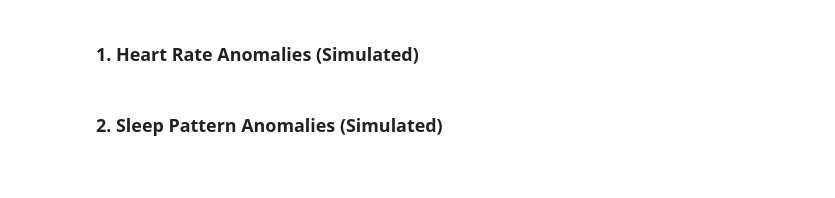
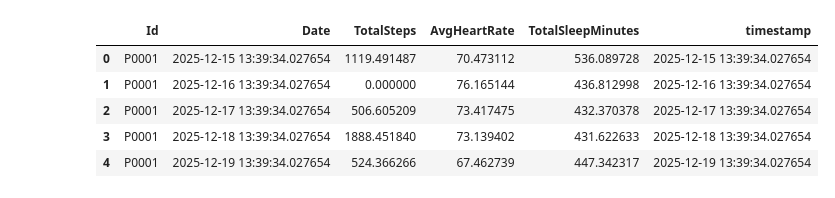
Before and after one commit to ayush4604/FitPulse-Health-Anomaly-Detection-from-Fitness-Devices, a Jupyter notebook: Milestone 3/anomaly_detection.ipynb, the cells around one changed output. Cells and saved outputs as stored; diff of their text form; code cells hidden in the pictures; blank space fills up the shorter version.

```diff
--- a/Milestone 3/anomaly_detection.ipynb
+++ b/Milestone 3/anomaly_detection.ipynb
@@ -41,2 +9,0 @@ dates = [start_date + timedelta(days=i) for i in range(days)]
-# %% [markdown]
-### 1. Heart Rate Anomalies (Simulated)
@@ -77,2 +9,0 @@ plt.show()
-# %% [markdown]
-### 2. Sleep Pattern Anomalies (Simulated)
@@ -112,0 +10,43 @@ plt.show()
+# %%
+# Load local dataset
+df_snapshot = pd.read_csv("data/cleaned_fitness_data.csv")
+expanded_rows = []
+dates = pd.date_range(end=pd.Timestamp.now(), periods=30, freq='D')
+
+for _, row in df_snapshot.head(5).iterrows():
+    uid = row['Id']
+    base_hr = row['heart_rate']
+    base_steps = row['step_count']
+    # Handle non-numeric sleep if present, default to 480 (8 hours)
+    base_sleep = 480
+
+    for date in dates:
+        # Create daily variations with noise
+        daily_hr = np.random.normal(base_hr, 5)
+        daily_steps = max(0, np.random.normal(10000 if np.isnan(base_steps) else base_steps, 2000))
+        daily_sleep = np.random.normal(base_sleep, 60)
+
+        # Inject Occasional Anomalies
+        if np.random.random() < 0.05: daily_hr += 40  # Heart rate spike
+        if np.random.random() < 0.05: daily_sleep -= 300 # Sleep deprivation
+
+        expanded_rows.append({
+            "Id": uid,
+            "Date": date,
+            "TotalSteps": daily_steps,
+            "AvgHeartRate": daily_hr,
+            "TotalSleepMinutes": daily_sleep
+        })
+
+df = pd.DataFrame(expanded_rows)
+df["timestamp"] = pd.to_datetime(df["Date"]).dt.tz_localize(None)
+
+user_ids = df["Id"].unique()
+df.head()
+# %% [output]
+|  | Id | Date | TotalSteps | AvgHeartRate | TotalSleepMinutes | timestamp |
+| 0 | P0001 | 2025-12-15 13:39:34.027654 | 1119.491487 | 70.473112 | 536.089728 | 2025-12-15 13:39:34.027654 |
+| 1 | P0001 | 2025-12-16 13:39:34.027654 | 0.000000 | 76.165144 | 436.812998 | 2025-12-16 13:39:34.027654 |
+| 2 | P0001 | 2025-12-17 13:39:34.027654 | 506.605209 | 73.417475 | 432.370378 | 2025-12-17 13:39:34.027654 |
+| 3 | P0001 | 2025-12-18 13:39:34.027654 | 1888.451840 | 73.139402 | 431.622633 | 2025-12-18 13:39:34.027654 |
+| 4 | P0001 | 2025-12-19 13:39:34.027654 | 524.366266 | 67.462739 | 447.342317 | 2025-12-19 13:39:34.027654 |
```
Also changed, not shown: parts of 13 cells of this notebook.
